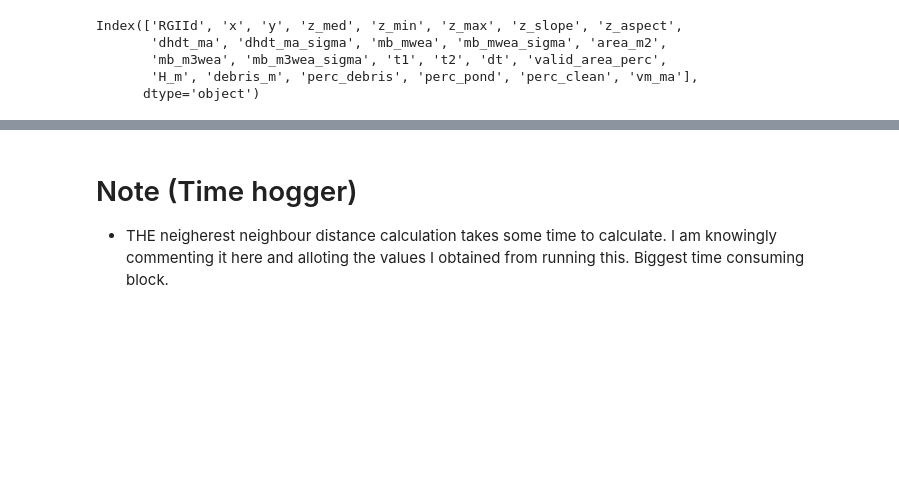
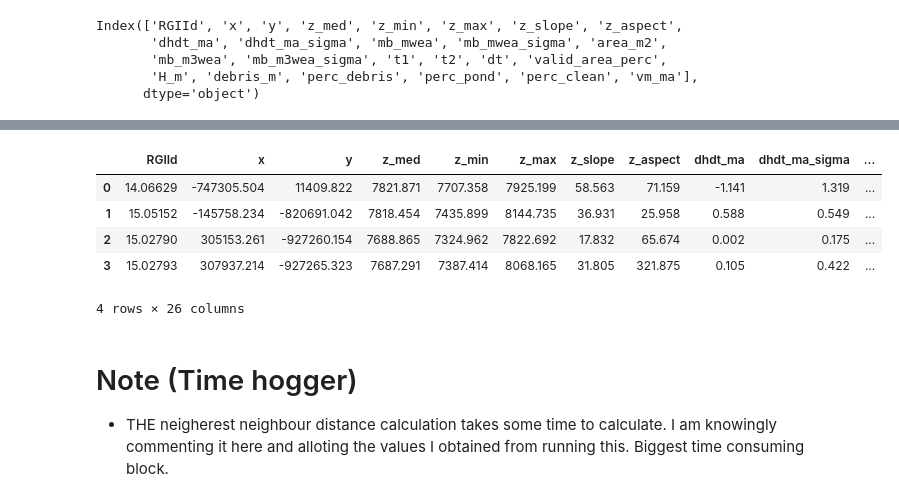
Before and after one commit to ShashankBice/raster_geostatistics, a Jupyter notebook: Mass_balance_cor_working.ipynb, the cells around one changed output, grey strips where cells are left out. Cells and saved outputs as stored; diff of their text form; code cells hidden in the pictures; blank space fills up the shorter version.

```diff
--- a/Mass_balance_cor_working.ipynb
+++ b/Mass_balance_cor_working.ipynb
@@ -127,0 +233,4 @@ std_df.head(2)
+# %%
+nmad_df = pd.read_csv('./mb_20190213/hma_mb_20190214_1015_nmad.csv')
+std_df = pd.read_csv('./mb_20190213/hma_mb_20190213_1924_std.csv')
+std_mean_df = pd.read_csv('hma_mb_20190215_0815_std+mean.csv')
@@ -138,5 +252,5 @@ std_df_short = std_df[['RGIId','x','y','mb_m3wea_sigma']]
 # %%
-std_df['geometry'] = list(zip(std_df.x,std_df.y))
-std_df['geometry'] = std_df['geometry'].apply(Point)
-dummy_crs = gpd.read_file('/home/shashank/data/rgi60/regions/rgi60_merge_CONUS_aea.shp').crs
-std_gdf = gpd.GeoDataFrame(std_df,geometry='geometry',crs=dummy_crs)
+nmad_df['geometry'] = list(zip(nmad_df.x,nmad_df.y))
+nmad_df['geometry'] = nmad_df['geometry'].apply(Point)
+dummy_crs = gpd.read_file('/mnt/Backups/reference_data/data/rgi60/regions/rgi60_merge_HMA_aea.shp').crs
+nmad_gdf = gpd.GeoDataFrame(nmad_df,geometry='geometry',crs=dummy_crs)
@@ -153,3 +257,12 @@ std_gdf.head()
+# %%
+nmad_gdf.head(4)
+# %% [output]
+|  | RGIId | x | y | z_med | z_min | z_max | z_slope | z_aspect | dhdt_ma | dhdt_ma_sigma | ... |
+| 0 | 14.06629 | -747305.504 | 11409.822 | 7821.871 | 7707.358 | 7925.199 | 58.563 | 71.159 | -1.141 | 1.319 | ... |
+| 1 | 15.05152 | -145758.234 | -820691.042 | 7818.454 | 7435.899 | 8144.735 | 36.931 | 25.958 | 0.588 | 0.549 | ... |
+| 2 | 15.02790 | 305153.261 | -927260.154 | 7688.865 | 7324.962 | 7822.692 | 17.832 | 65.674 | 0.002 | 0.175 | ... |
+| 3 | 15.02793 | 307937.214 | -927265.323 | 7687.291 | 7387.414 | 8068.165 | 31.805 | 321.875 | 0.105 | 0.422 | ... |
+4 rows × 26 columns
 # %% [markdown]
 # Note (Time hogger)
 - THE neigherest neighbour distance calculation takes some time to calculate. I am knowingly commenting it here and alloting the values I obtained from running this. Biggest time consuming block.
```
Also changed, not shown: parts of 56 cells of this notebook.
